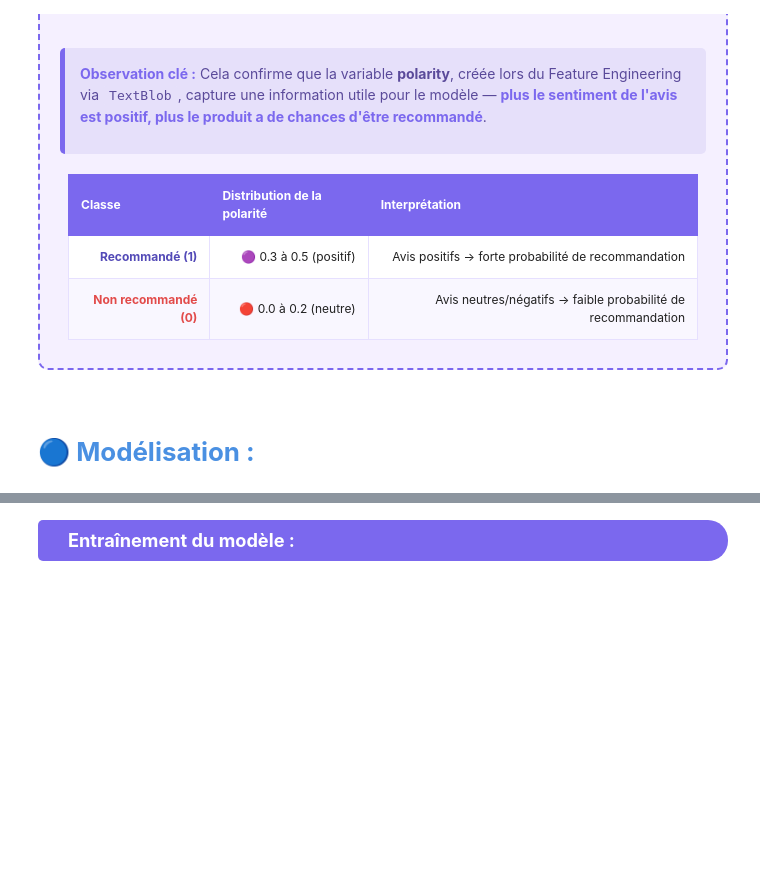
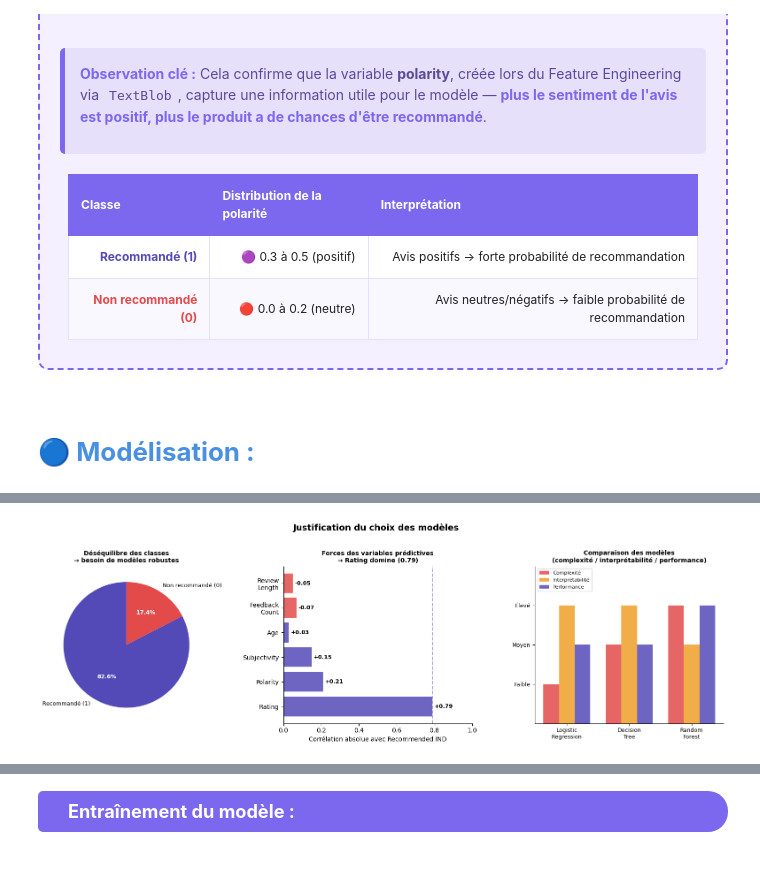
Before and after one commit to BenWafae/womens-ecommerce-product-success, a Jupyter notebook: notebooks/ecommerce_project.ipynb, the cells around one changed output, grey strips where cells are left out. Saved outputs shown, nothing was run; the diff lists cells and outputs as text; code cells hidden in the pictures; blank space fills up the shorter version.

Commit message:
Justification du choix des models:logistique regression,decsion tree,& random forest

```diff
--- a/notebooks/ecommerce_project.ipynb
+++ b/notebooks/ecommerce_project.ipynb
@@ -1538,0 +1601,84 @@ plt.show()
+# %%
+fig, axes = plt.subplots(1, 3, figsize=(16, 5))
+fig.suptitle("Justification du choix des modèles",
+             fontsize=14, fontweight='bold', y=1.02)
+
+# ── Graphique 1 : Déséquilibre des classes ───────────────────────────────────
+ax1 = axes[0]
+classes = ['Recommandé (1)', 'Non recommandé (0)']
+valeurs = [82.56, 17.44]
+couleurs = ['#534AB7', '#E24B4A']
+
+wedges, texts, autotexts = ax1.pie(
+    valeurs,
+    labels=classes,
+    colors=couleurs,
+    autopct='%1.1f%%',
+    startangle=90,
+    textprops={'fontsize': 9}
+)
+for autotext in autotexts:
+    autotext.set_color('white')
+    autotext.set_fontweight('bold')
+
+ax1.set_title("Déséquilibre des classes\n→ besoin de modèles robustes",
+              fontweight='bold', fontsize=10)
+
+# ── Graphique 2 : Corrélation des variables avec la cible ────────────────────
+ax2 = axes[1]
+
+variables = ['Rating', 'Polarity', 'Subjectivity',
+             'Age', 'Feedback\nCount', 'Review\nLength']
+correlations = [0.79, 0.21, 0.15, 0.03, -0.07, -0.05]
+couleurs_corr = ['#534AB7' if c > 0 else '#E24B4A' for c in correlations]
+
+bars = ax2.barh(variables, [abs(c) for c in correlations],
+                color=couleurs_corr, alpha=0.85)
+
+for bar, val in zip(bars, correlations):
+    ax2.text(bar.get_width() + 0.01, bar.get_y() + bar.get_height()/2,
+             f"{val:+.2f}", va='center', fontsize=9, fontweight='bold')
+
+ax2.set_xlim(0, 1.0)
+ax2.set_xlabel("Corrélation absolue avec Recommended IND")
+ax2.set_title("Forces des variables prédictives\n→ Rating domine (0.79)",
+              fontweight='bold', fontsize=10)
+ax2.axvline(x=0.79, color='#534AB7', linewidth=1.5,
+            linestyle='--', alpha=0.5)
+
+for spine in ['top', 'right']:
+    ax2.spines[spine].set_visible(False)
+
+# ── Graphique 3 : Comparaison des modèles (complexité vs interprétabilité) ───
+ax3 = axes[2]
+
+modeles      = ['Logistic\nRegression', 'Decision\nTree', 'Random\nForest']
+complexite   = [1, 2, 3]
+interpret    = [3, 3, 2]
+performance  = [2, 2, 3]
+x = np.arange(len(modeles))
+width = 0.25
+
+b1 = ax3.bar(x - width, complexite,  width,
+             label='Complexité',      color='#E24B4A', alpha=0.85)
+b2 = ax3.bar(x,         interpret,   width,
+             label='Interprétabilité',color='#EF9F27', alpha=0.85)
+b3 = ax3.bar(x + width, performance, width,
+             label='Performance',     color='#534AB7', alpha=0.85)
+
+ax3.set_xticks(x)
+ax3.set_xticklabels(modeles, fontsize=9)
+ax3.set_ylim(0, 4)
+ax3.set_yticks([1, 2, 3])
+ax3.set_yticklabels(['Faible', 'Moyen', 'Élevé'], fontsize=9)
+ax3.set_title("Comparaison des modèles\n(complexité / interprétabilité / performance)",
+              fontweight='bold', fontsize=10)
+ax3.legend(fontsize=8, loc='upper left')
+
+for spine in ['top', 'right']:
+    ax3.spines[spine].set_visible(False)
+
+plt.tight_layout()
+plt.show()
+# %% [output]
+[figure, added]
```
Also changed, not shown: parts of 6 cells of this notebook.
